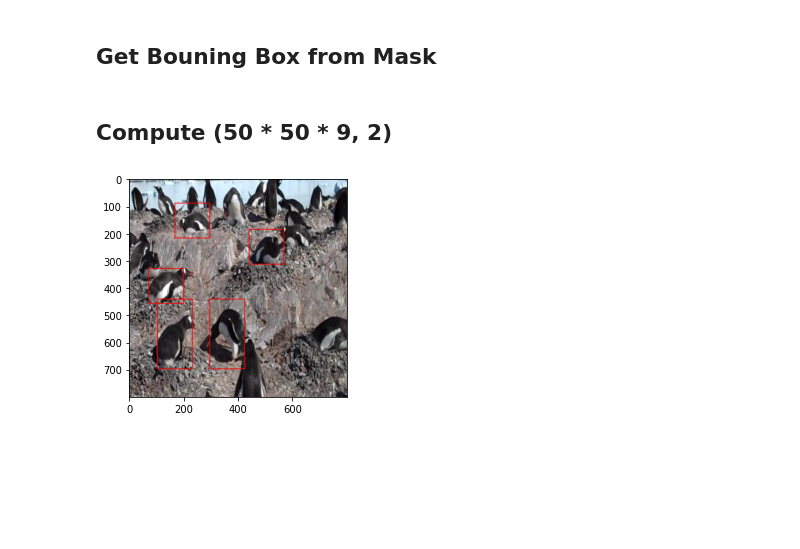
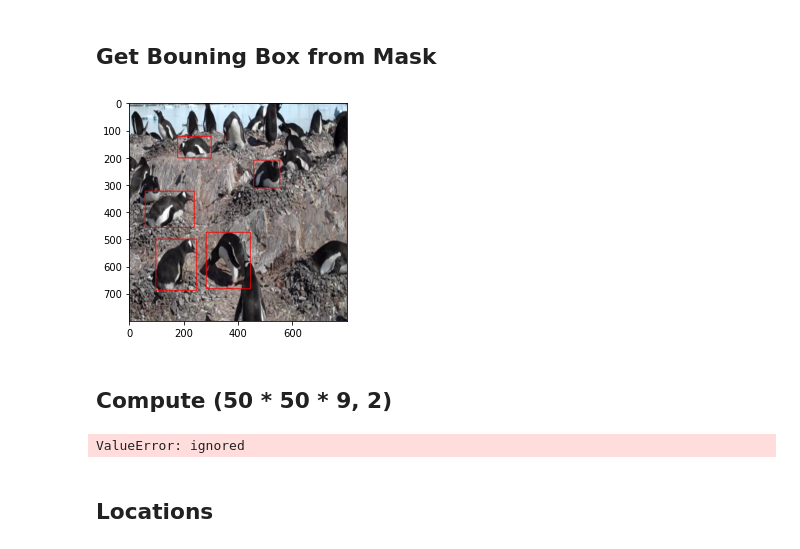
Before and after one commit to pouya-parsa/faster_rcnn, a Jupyter notebook: faster_rcnn.ipynb, the cells around one changed output. Saved outputs shown, nothing was run; the diff lists cells and outputs as text; code cells hidden in the pictures; blank space fills up the shorter version.

Commit message:
Target Locations Calculated

```diff
--- a/faster_rcnn.ipynb
+++ b/faster_rcnn.ipynb
@@ -128,26 +118,35 @@ def compute_iou(box1, box2):
 # %% [markdown]
 ## Get Bouning Box from Mask
 # %%
+from PIL import Image
+
 def get_bounding_box(image_path, mask_path):
 
   image = Image.open(image_path)
   mask = Image.open(mask_path)
+
+  image = image.resize((800, 800)) # otherwise boxes don't place at right locations
+  mask = mask.resize((800, 800))
+
+  mask = np.array(mask)
 
   # mask is in shape of [H, W] where each pixel has a value of 0, 1, 2, 3, 4
   # we don't care about different categories, we care just about being an object
 
   boxes = []
 
-  for instance_number in range(1, np.max(a) + 1):
-    Y, X = np.where(a == instance_number)
+  for instance_number in range(1, np.max(mask) + 1):
+    Y, X = np.where(mask == instance_number)
     box = [X.min(), Y.min(), X.max(), Y.max()]
     boxes.append(box)
 
   return boxes
 # %%
 # UNIT TEST
-# boxes = get_bounding_box("/content/image.png", "/content/label.png")
-# visualize("/content/image.png", boxes)
+boxes = get_bounding_box("/content/image.jpg", "/content/label.png")
+visualize("/content/image.jpg", boxes)
+# %% [output]
+[figure, added]
 # %% [markdown]
 ## Compute (50 * 50 * 9, 2)
 # %%
@@ -193,9 +192,11 @@ def get_anchors_iou(image_path, label_path):
   return anchors_iou
 # %%
 # UNIT TEST
-# anchors_iou = get_anchors_iou("/content/image.png", "/content/label.png")
-# anchor_label = iou_to_label(anchors_iou)
-# X1, _ = np.where(anchor_label == 1)
-# visualize("/content/image.png", anchor_boxes[X1])
+anchors_iou = get_anchors_iou("/content/image.jpg", "/content/label.png")
+anchor_label = iou_to_label(anchors_iou)
+X1, _ = np.where(anchor_label == 1)
+visualize("/content/image.png", anchor_boxes[X1])
 # %% [output]
-[figure, removed]
+ValueError: ignored
+# %% [markdown]
+## Locations
```
Also changed, not shown: parts of 10 cells of this notebook.
